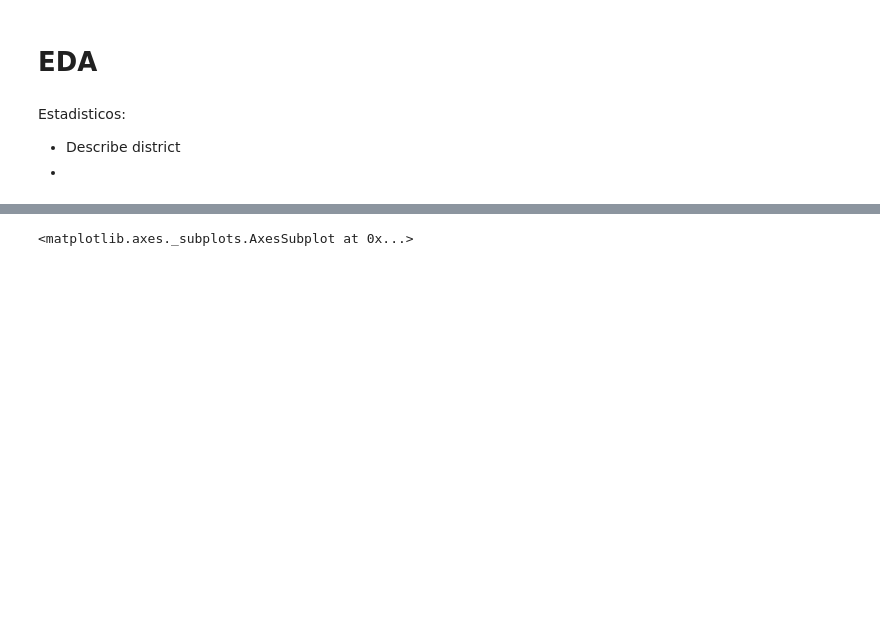
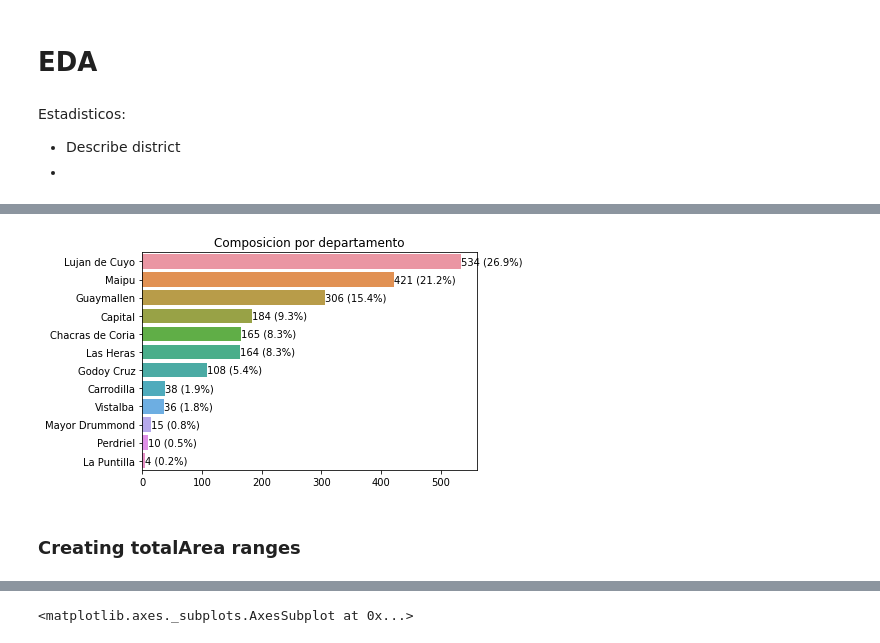
Before and after one commit to navicor90/amz-scrapper, a Jupyter notebook: inmo-scrap/inmo-Eda.ipynb, the cells around one changed output, grey strips where cells are left out. Drawn from its saved outputs; the diff is of its cells as text; code cells hidden in the pictures; blank space fills up the shorter version.

```diff
--- a/inmo-scrap/inmo-Eda.ipynb
+++ b/inmo-scrap/inmo-Eda.ipynb
@@ -46,0 +102,14 @@ df.head(3)
+# %%
+districts = df.groupby('district').count().ref_id.sort_values(ascending=False)
+share = round(districts/districts.sum()*100,1)
+g = sns.barplot(x=districts.values,y=districts.index.values)
+
+for i,row in enumerate(districts.iteritems()):
+    bar_text = f'{row[1]} ({share.iloc[i]}%)'
+    g.text(row[1],i, bar_text, color='black', ha="left",va='center',rotation=0)
+g.set_title('Composicion por departamento')
+plt.show()
+# %% [output]
+[figure, added]
+# %% [markdown]
+### Creating totalArea ranges
```
Also changed, not shown: parts of 15 cells of this notebook, 3 other files.
